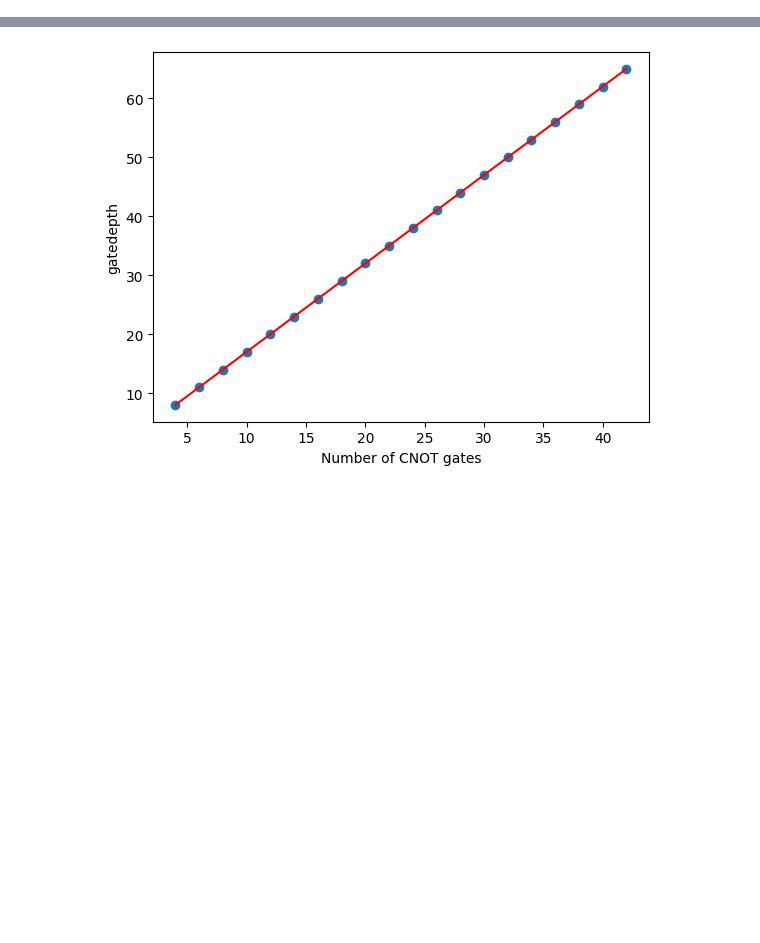
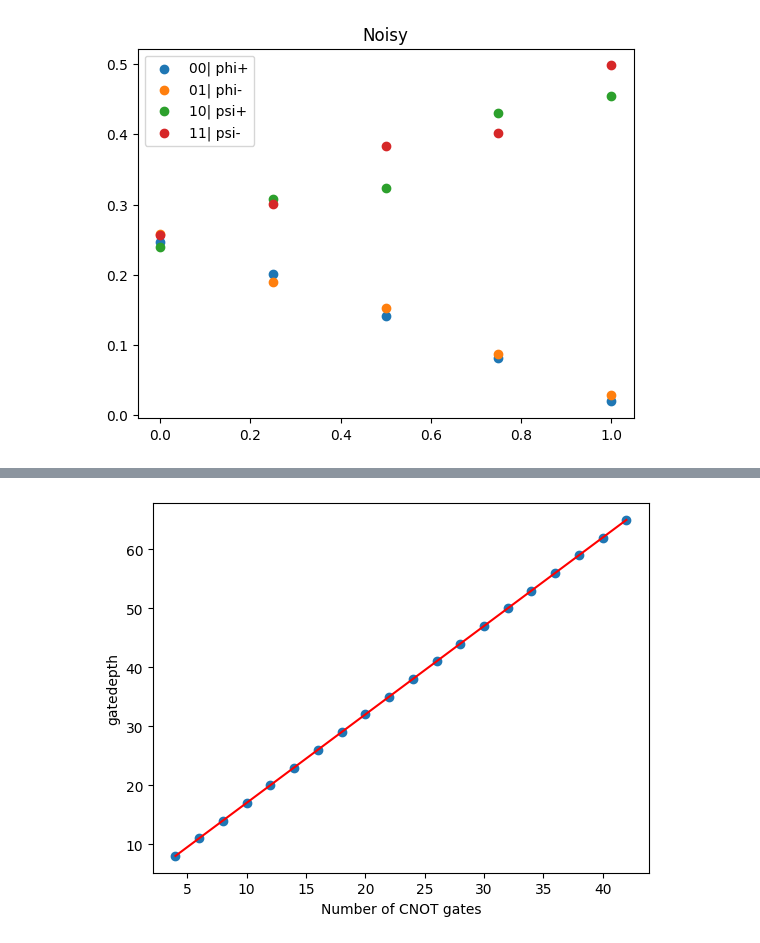
Before and after one commit to JessicaJohnBritto/QOSF_Cohort6, a Jupyter notebook: Results_from_paper/noise_model_ionq.ipynb, the cells around one changed output, grey strips where cells are left out. Saved outputs shown, nothing was run; the diff lists cells and outputs as text; code cells hidden in the pictures; blank space fills up the shorter version.

```diff
--- a/Results_from_paper/noise_model_ionq.ipynb
+++ b/Results_from_paper/noise_model_ionq.ipynb
@@ -120,44 +126,3 @@ def zz_xx_pump(q, c, p, system, ancillae, ini):
     zx.measure(q[system[1]], c[1])
 
     return zx
-# %%
-# use local simulator
-
-shots = 64
-p = np.linspace(0,1.0,5)
-dict = {}
-a = [[0] * 4 for i in range(len(p))]
-b = [[0] * len(p) for i in range(4)]
-
-
-labels = ['00', '01', '10', '11']
-for inis in labels:
-    k=0
-    for i in p:
-        q = QuantumRegister(5, name='q')
-        c = ClassicalRegister(2, name='c')
-        circ = zz_xx_pump(q, c,i, [2,1], [0,4], inis)
-        sim_noise = AerSimulator(noise_model=noisemodel)
-        tbell_circ_noise = transpile(circ, sim_noise)
-        results = sim_noise.run(tbell_circ_noise).result()
-        answer = {'00':0,'01':0,'10':0,'11':0}
-        labels = list(answer.keys())
-        for key,value in results.get_counts().items():
-            answer[key] = value
-        for j in range(4):
-            a[k][j] = answer[labels[j]]/1024
-        k=k+1
-    # Plotting
-    for l in range(4):
-        for m in range(5):
-            b[l][m] = b[l][m]+a[m][l]
-    # print(b)
-
-plt.title('Noisy')
-plt.scatter(p,(np.asarray(b[0]))/4, label="00| phi+")
-plt.scatter(p,(np.asarray(b[1]))/4,  label="01| phi-")
-plt.scatter(p,(np.asarray(b[2]))/4,  label="10| psi+")
-plt.scatter(p,(np.asarray(b[3]))/4,  label="11| psi-")
-plt.legend()
-
-#circ.draw(output="mpl")
@@ -166,0 +195,4 @@ plt.legend()
+# %%
+qq = wrapper(circ_markovian,'noisy',plot_title='Noisy',shots=256,pump=zz_pump)
+# %% [output]
+[figure, added]
```
Also changed, not shown: parts of 31 cells of this notebook, 1 other file.
